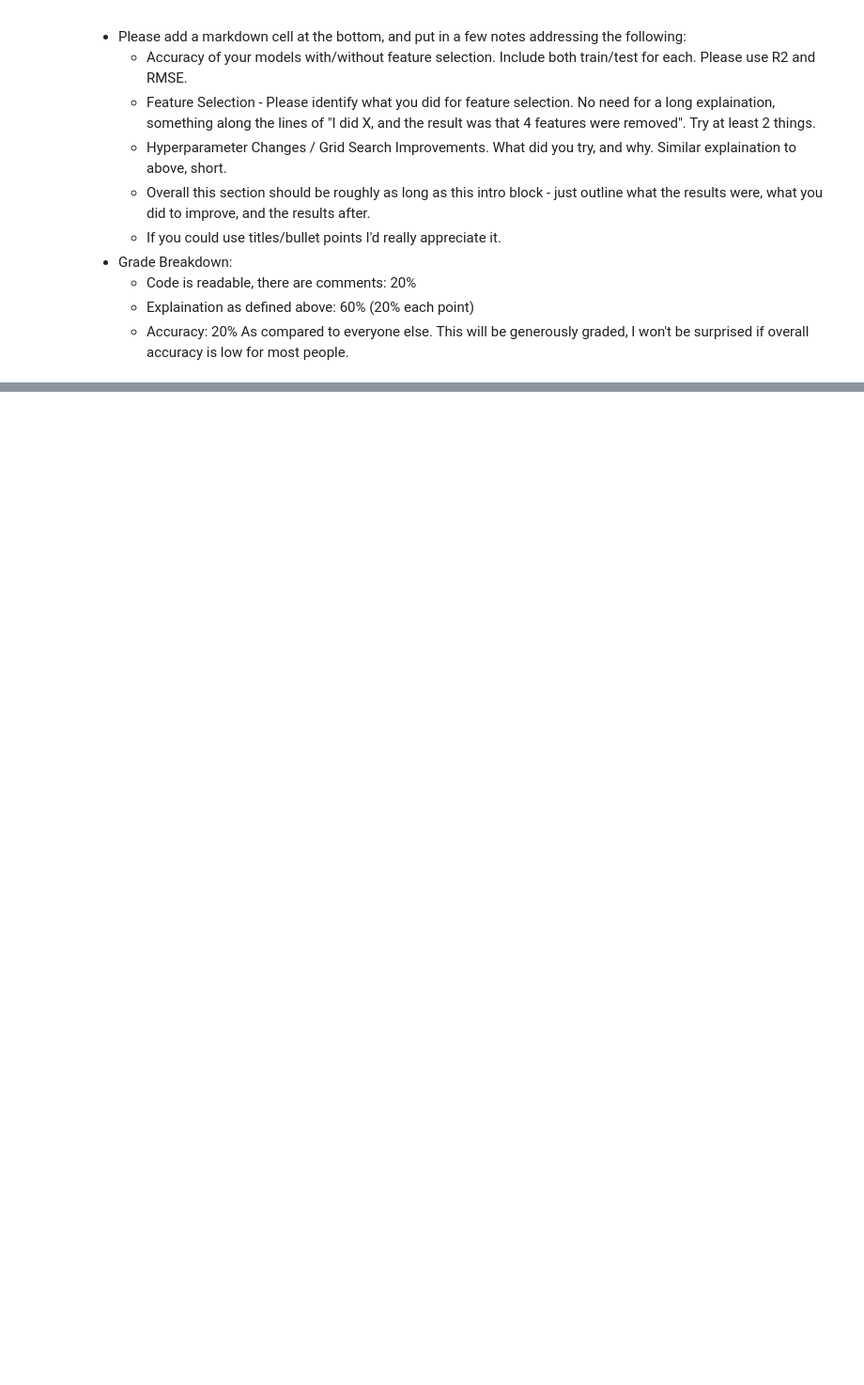
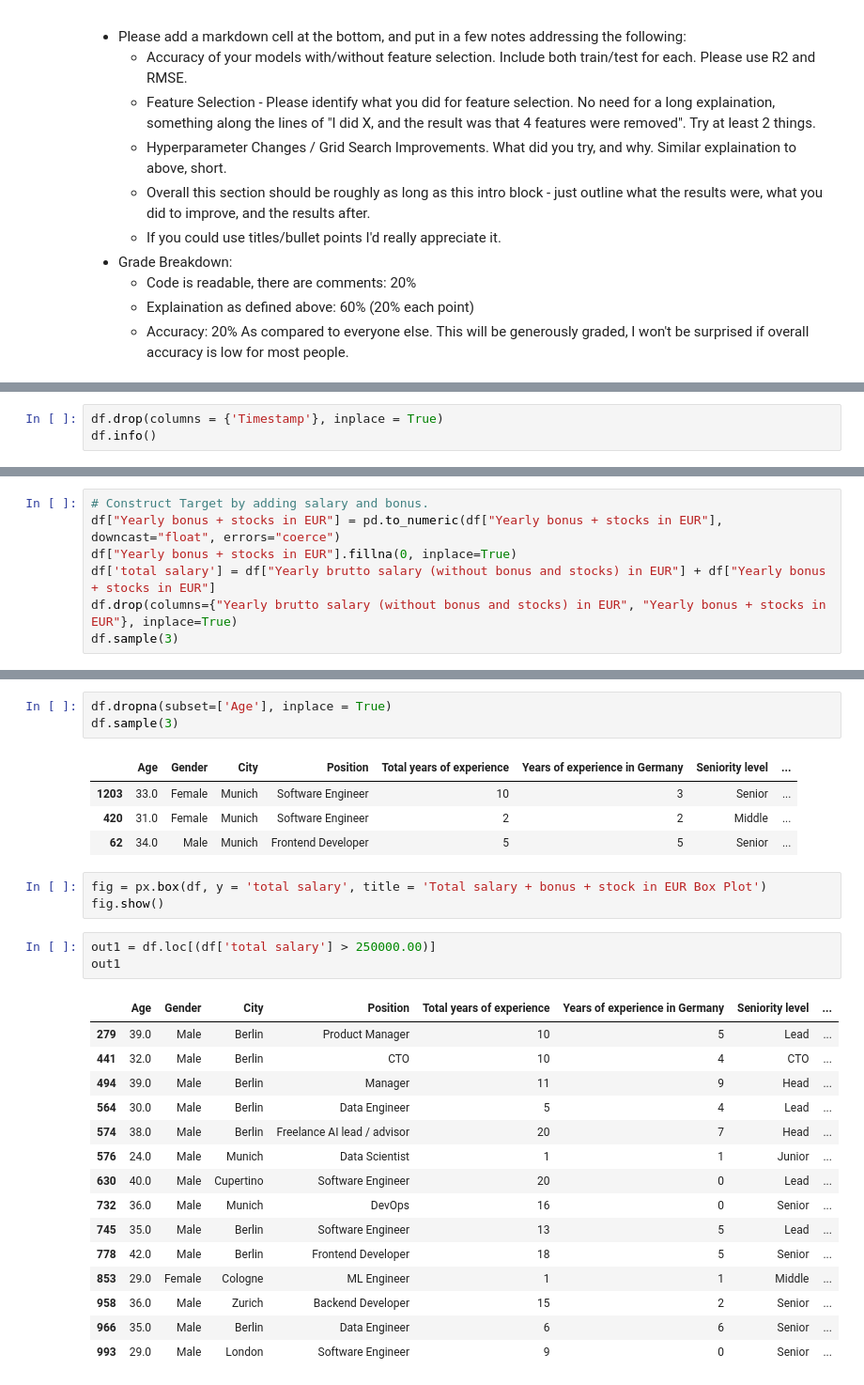
Before and after one commit to twelsah2011/ItML_Asn_2_Students, a Jupyter notebook: assignment_2_start.ipynb, the cells around one changed output, grey strips where cells are left out. Shown: that part at 94% size. Drawn from its saved outputs; the diff is of its cells as text; blank space fills up the shorter version.

```diff
--- a/assignment_2_start.ipynb
+++ b/assignment_2_start.ipynb
@@ -85,0 +80,3 @@ df.sample(5)
+# %%
+df.drop(columns = {'Timestamp'}, inplace = True)
+df.info()
@@ -85,0 +118,7 @@ df.sample(5)
+# %%
+# Construct Target by adding salary and bonus.
+df["Yearly bonus + stocks in EUR"] = pd.to_numeric(df["Yearly bonus + stocks in EUR"], downcast="float", errors="coerce")
+df["Yearly bonus + stocks in EUR"].fillna(0, inplace=True)
+df['total salary'] = df["Yearly brutto salary (without bonus and stocks) in EUR"] + df["Yearly bonus + stocks in EUR"]
+df.drop(columns={"Yearly brutto salary (without bonus and stocks) in EUR", "Yearly bonus + stocks in EUR"}, inplace=True)
+df.sample(3)
@@ -85,0 +183,30 @@ df.sample(5)
+# %%
+df.dropna(subset=['Age'], inplace = True)
+df.sample(3)
+# %% [output]
+|  | Age | Gender | City | Position | Total years of experience | Years of experience in Germany | Seniority level | ... |
+| 1203 | 33.0 | Female | Munich | Software Engineer | 10 | 3 | Senior | ... |
+| 420 | 31.0 | Female | Munich | Software Engineer | 2 | 2 | Middle | ... |
+| 62 | 34.0 | Male | Munich | Frontend Developer | 5 | 5 | Senior | ... |
+# %%
+fig = px.box(df, y = 'total salary', title = 'Total salary + bonus + stock in EUR Box Plot')
+fig.show()
+# %%
+out1 = df.loc[(df['total salary'] > 250000.00)]
+out1
+# %% [output]
+|  | Age | Gender | City | Position | Total years of experience | Years of experience in Germany | Seniority level | ... |
+| 279 | 39.0 | Male | Berlin | Product Manager | 10 | 5 | Lead | ... |
+| 441 | 32.0 | Male | Berlin | CTO | 10 | 4 | CTO | ... |
+| 494 | 39.0 | Male | Berlin | Manager | 11 | 9 | Head | ... |
+| 564 | 30.0 | Male | Berlin | Data Engineer | 5 | 4 | Lead | ... |
+| 574 | 38.0 | Male | Berlin | Freelance AI lead / advisor | 20 | 7 | Head | ... |
+| 576 | 24.0 | Male | Munich | Data Scientist | 1 | 1 | Junior | ... |
+| 630 | 40.0 | Male | Cupertino | Software Engineer | 20 | 0 | Lead | ... |
+| 732 | 36.0 | Male | Munich | DevOps | 16 | 0 | Senior | ... |
+| 745 | 35.0 | Male | Berlin | Software Engineer | 13 | 5 | Lead | ... |
+| 778 | 42.0 | Male | Berlin | Frontend Developer | 18 | 5 | Senior | ... |
+| 853 | 29.0 | Female | Cologne | ML Engineer | 1 | 1 | Middle | ... |
+| 958 | 36.0 | Male | Zurich | Backend Developer | 15 | 2 | Senior | ... |
+| 966 | 35.0 | Male | Berlin | Data Engineer | 6 | 6 | Senior | ... |
+| 993 | 29.0 | Male | London | Software Engineer | 9 | 0 | Senior | ... |
```
Also changed, not shown: parts of 58 cells of this notebook, 1 other file.
